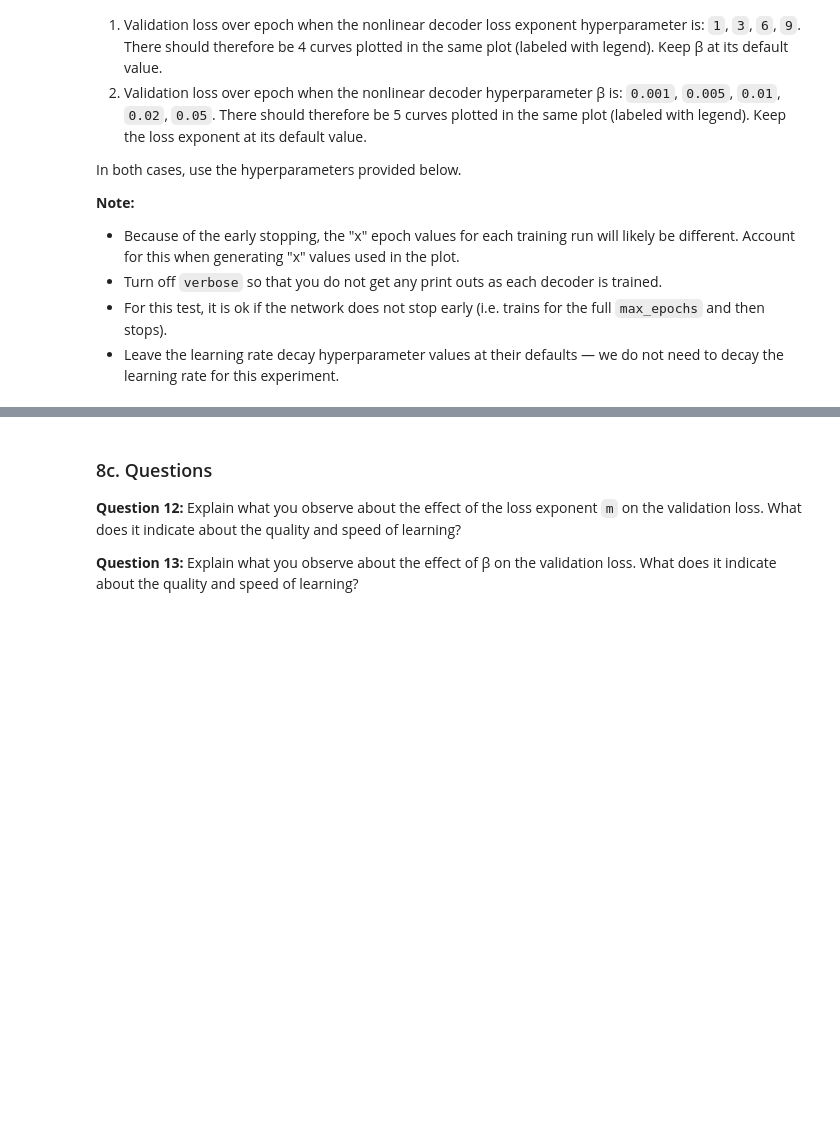
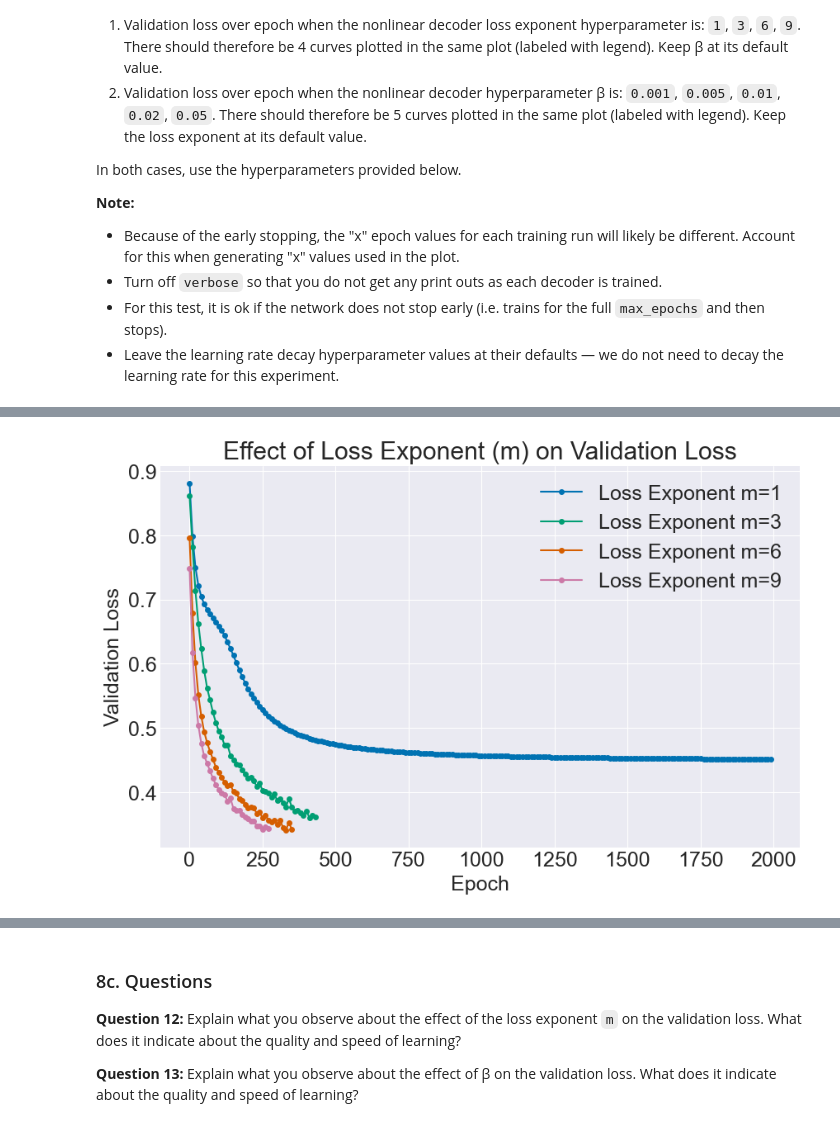
Before and after one commit to NotSMX/CS443, a Jupyter notebook: Project 1 - Hebbian Learning/nonlinear_decoder.ipynb, the cells around one changed output, grey strips where cells are left out. Saved outputs shown, nothing was run; the diff lists cells and outputs as text; code cells hidden in the pictures; blank space fills up the shorter version.

```diff
--- a/Project 1 - Hebbian Learning/nonlinear_decoder.ipynb
+++ b/Project 1 - Hebbian Learning/nonlinear_decoder.ipynb
@@ -492,3 +530,20 @@ val_samps = tf.constant(np.load('data/iris/iris_val_samps.npy'), dtype=tf.float3
 val_labels = tf.constant(np.load('data/iris/iris_val_labels.npy'), dtype=tf.int32)
 # %%
 # Effect of loss exponent m
+loss_exponents = [1, 3, 6, 9]
+results_exp = []
+
+# making sure that M and C are defined from the data
+M = train_samps.shape[1]
+C = 3
+
+for exp in loss_exponents:
+    nl = NonlinearDecoder((M,), C, loss_exp=exp)
+    nl.compile(lr=lr, loss='lp')
+    _, val_loss, _, _ = nl.fit(
+        train_samps, train_labels, val_samps, val_labels,
+        batch_size=mini_batch_sz, max_epochs=max_epochs,
+        patience=patience, val_every=val_every,
+        verbose=False
+    )
+    results_exp.append((exp, val_loss))
@@ -495,4 +568,17 @@ val_labels = tf.constant(np.load('data/iris/iris_val_labels.npy'), dtype=tf.int3
 # %%
 # Make the the plot
+plt.figure(figsize=(10, 6))
+for exp, val_loss in results_exp:
+    epochs = [i*val_every for i in range(len(val_loss))]
+    plt.plot(epochs, val_loss, 'o-', label=f'Loss Exponent m={exp}', markersize=4)
+
+plt.xlabel('Epoch')
+plt.ylabel('Validation Loss')
+plt.title('Effect of Loss Exponent (m) on Validation Loss')
+plt.legend()
+plt.grid(True)
+plt.show()
+# %% [output]
+[figure, added]
 # %%
 # Effect of beta
```
Also changed, not shown: parts of 9 cells of this notebook, 4 other files.
